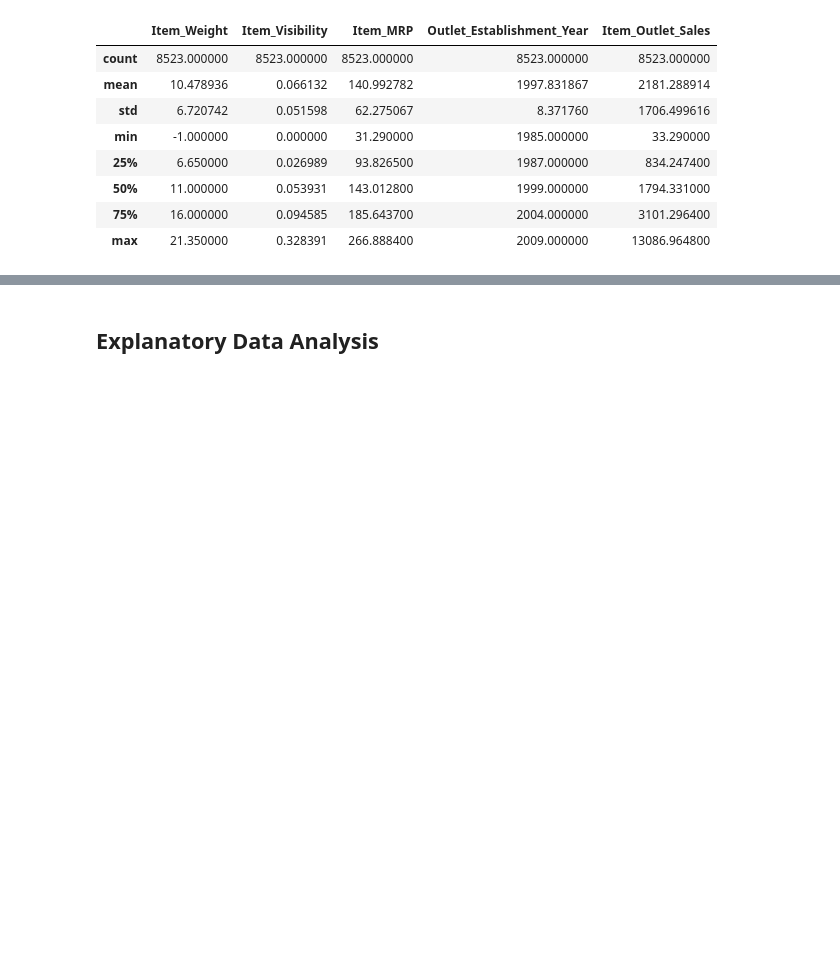
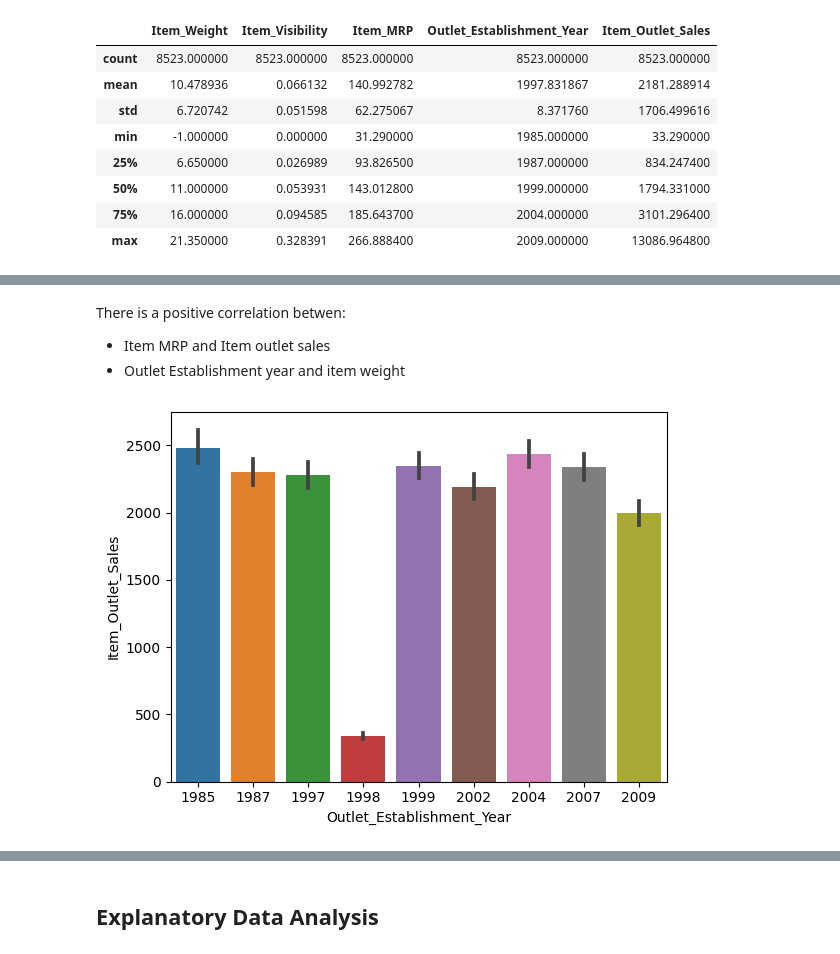
Before and after one commit to kassiedancer92/Prediction-of-Product-Sales, a Jupyter notebook: Prediction_of_Product_Sales.ipynb, the cells around one changed output, grey strips where cells are left out. Saved outputs shown, nothing was run; the diff lists cells and outputs as text; code cells hidden in the pictures; blank space fills up the shorter version.

```diff
--- a/Prediction_of_Product_Sales.ipynb
+++ b/Prediction_of_Product_Sales.ipynb
@@ -226,0 +248,9 @@ df.describe()
+# %% [markdown]
+There is a positive correlation betwen:
+- Item MRP and Item outlet sales
+- Outlet Establishment year and item weight
+# %%
+#Look at numeric correalations with barplot
+ax1 = sns.barplot(data=df, x='Outlet_Establishment_Year', y="Item_Outlet_Sales")
+# %% [output]
+[figure, added]
```
Also changed, not shown: parts of 11 cells of this notebook.
